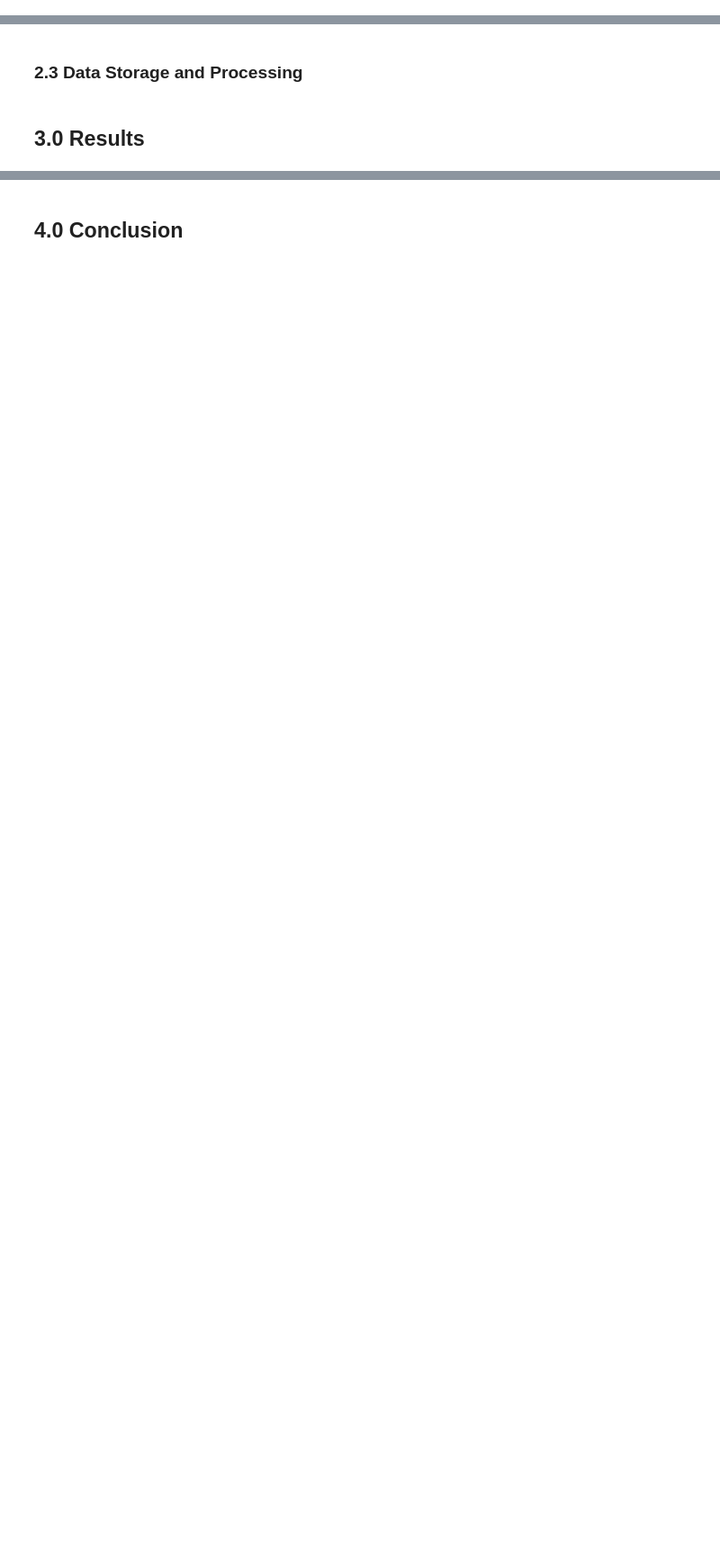
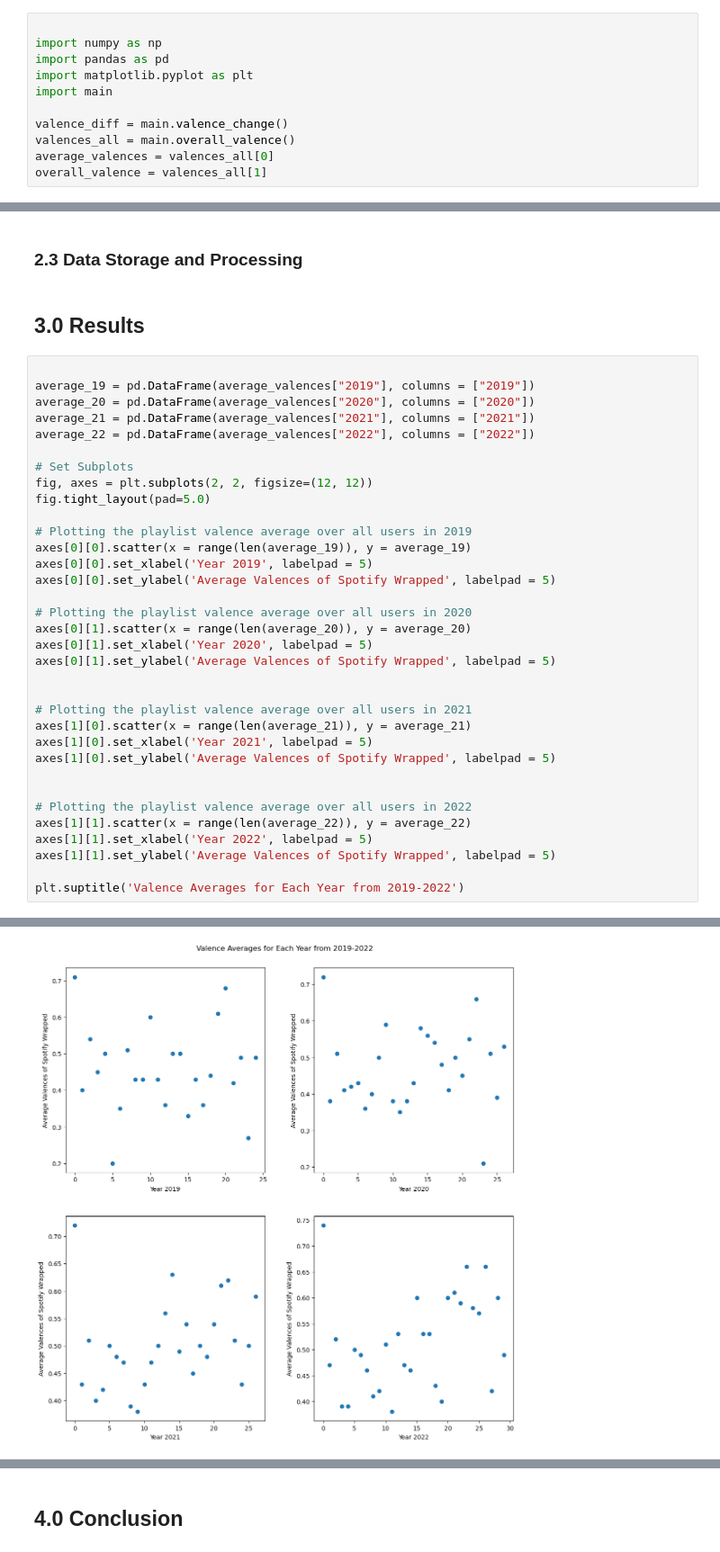
Before and after one commit to olincollege/mood-of-music, a Jupyter notebook: computational_essay.ipynb, the cells around one changed output, grey strips where cells are left out. Shown at 90% size. Cells and saved outputs as stored; diff of their text form; blank space fills up the shorter version.

```diff
--- a/computational_essay.ipynb
+++ b/computational_essay.ipynb
@@ -1,6 +1,17 @@
 # %% [markdown]
 # How Happy were Spotify Users Before and After the COVID-19 Pandemic?
 #### *Collaborators: Jun Park, Allan Huang, Swasti Jain*
+# %%
+
+import numpy as np
+import pandas as pd
+import matplotlib.pyplot as plt
+import main
+
+valence_diff = main.valence_change()
+valences_all = main.overall_valence()
+average_valences = valences_all[0]
+overall_valence = valences_all[1]
 # %% [markdown]
 ## 1.0 Introduction
 # %% [markdown]
@@ -53,3 +68,38 @@ Finding the averages for all the users
 ### 2.3 Data Storage and Processing
 # %% [markdown]
 ## 3.0 Results
+# %%
+
+average_19 = pd.DataFrame(average_valences["2019"], columns = ["2019"])
+average_20 = pd.DataFrame(average_valences["2020"], columns = ["2020"])
+average_21 = pd.DataFrame(average_valences["2021"], columns = ["2021"])
+average_22 = pd.DataFrame(average_valences["2022"], columns = ["2022"])
+
+# Set Subplots
+fig, axes = plt.subplots(2, 2, figsize=(12, 12))
+fig.tight_layout(pad=5.0)
+
+# Plotting the playlist valence average over all users in 2019
+axes[0][0].scatter(x = range(len(average_19)), y = average_19)
+axes[0][0].set_xlabel('Year 2019', labelpad = 5)
+axes[0][0].set_ylabel('Average Valences of Spotify Wrapped', labelpad = 5)
+
+# Plotting the playlist valence average over all users in 2020
+axes[0][1].scatter(x = range(len(average_20)), y = average_20)
+axes[0][1].set_xlabel('Year 2020', labelpad = 5)
+axes[0][1].set_ylabel('Average Valences of Spotify Wrapped', labelpad = 5)
+
+
+# Plotting the playlist valence average over all users in 2021
+axes[1][0].scatter(x = range(len(average_21)), y = average_21)
+axes[1][0].set_xlabel('Year 2021', labelpad = 5)
+axes[1][0].set_ylabel('Average Valences of Spotify Wrapped', labelpad = 5)
+
+
+# Plotting the playlist valence average over all users in 2022
+axes[1][1].scatter(x = range(len(average_22)), y = average_22)
+axes[1][1].set_xlabel('Year 2022', labelpad = 5)
+axes[1][1].set_ylabel('Average Valences of Spotify Wrapped', labelpad = 5)
+
+plt.suptitle('Valence Averages for Each Year from 2019-2022')
+# %% [output]
@@ -56,2 +107,3 @@ Finding the averages for all the users
+[figure, added]
 # %% [markdown]
 ### 3.1.1 Visualization 1
```
Also changed, not shown: parts of 13 cells of this notebook, 7 other files.
